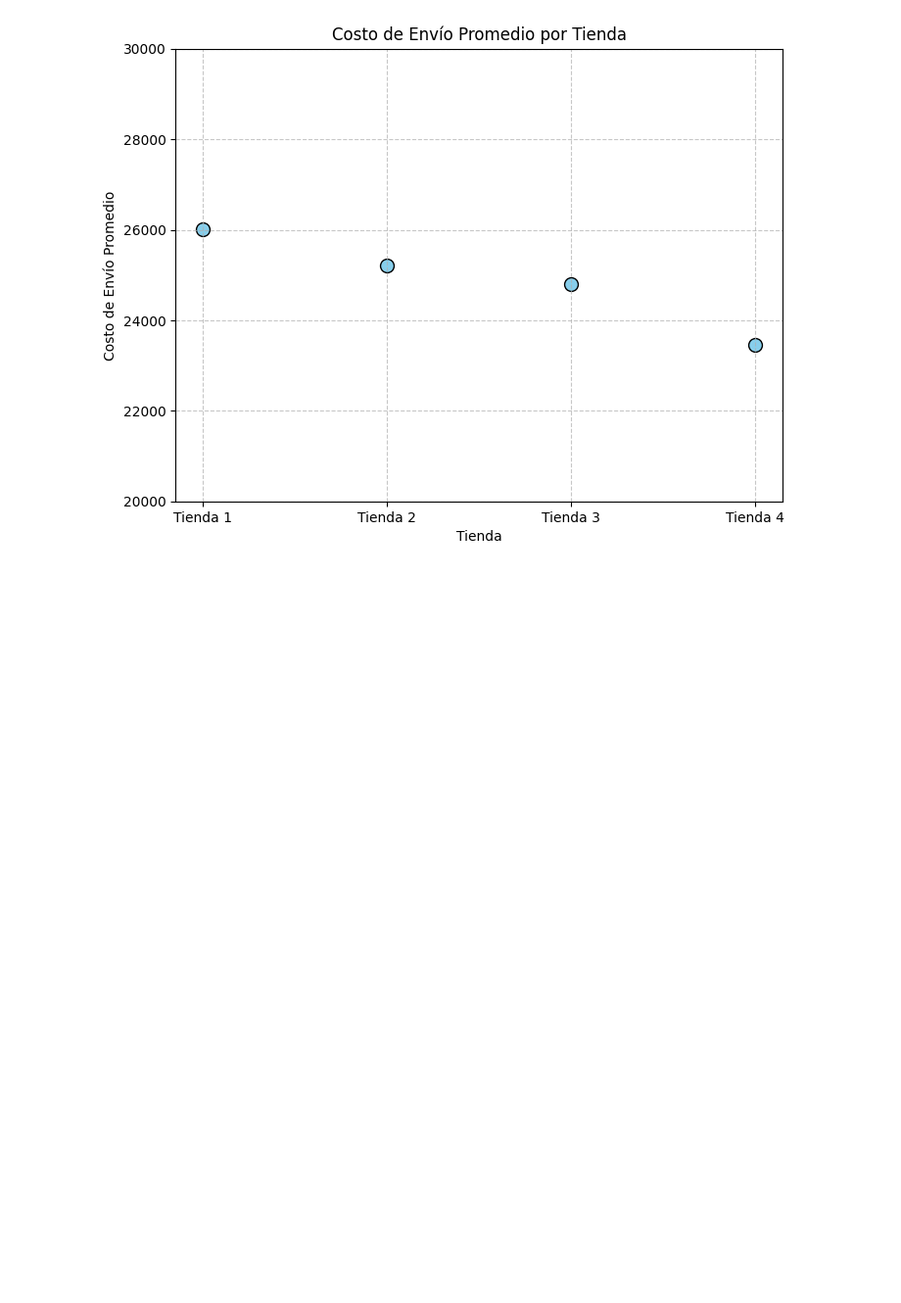
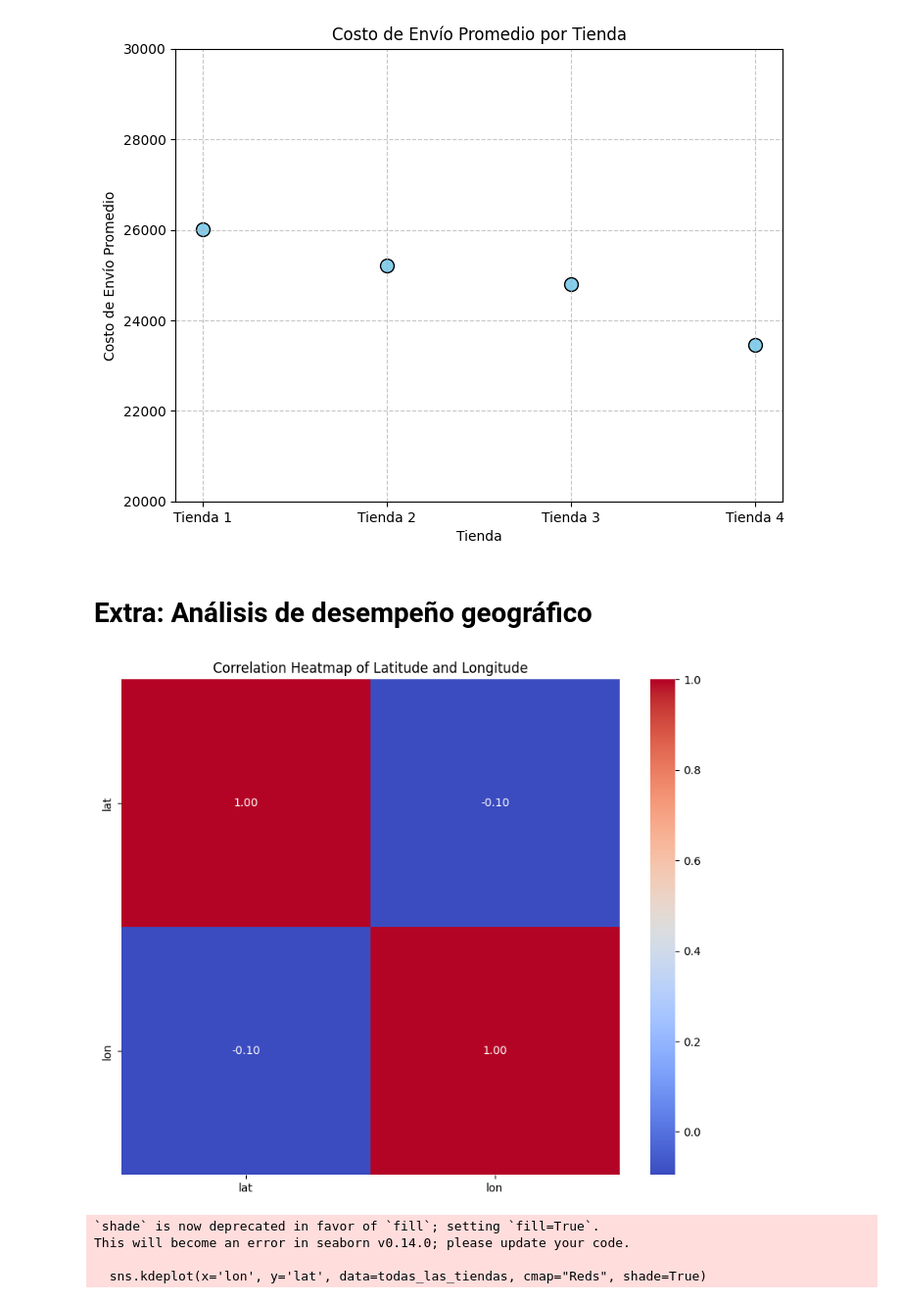
Before and after one commit to ggsgranados/Alura-Store-Latam, a Jupyter notebook: AluraStoreLatam.ipynb, the cells around one changed output. Shown at 98% size. Cells and saved outputs as stored; diff of their text form; code cells hidden in the pictures; blank space fills up the shorter version.

Commit message:
Add: Análisis de desempeño geográfico

```diff
--- a/AluraStoreLatam.ipynb
+++ b/AluraStoreLatam.ipynb
@@ -458,3 +460,29 @@ plt.grid(True, linestyle='--', alpha=0.7)
 plt.show()
 # %% [output]
 [figure]
+# %% [markdown]
+# Extra: Análisis de desempeño geográfico
+# %%
+# Combinando todas las tiendas
+todas_las_tiendas = pd.concat([tienda, tienda2, tienda3, tienda4], ignore_index=True)
+
+# Creando el mapa de calor
+plt.figure(figsize=(10, 8))
+sns.heatmap(todas_las_tiendas[['lat', 'lon']].corr(), annot=True, cmap='coolwarm', fmt=".2f")
+plt.title('Correlation Heatmap of Latitude and Longitude')
+plt.show()
+
+
+# Visualización alternativa para un mejor análisis
+plt.figure(figsize=(10,8))
+sns.kdeplot(x='lon', y='lat', data=todas_las_tiendas, cmap="Reds", shade=True)
+plt.title('Densidad de Distribución Geográfica de Ventas')
+plt.xlabel('Longitude')
+plt.ylabel('Latitude')
+plt.show()
+# %% [output]
+[figure, added]
+`shade` is now deprecated in favor of `fill`; setting `fill=True`.
+This will become an error in seaborn v0.14.0; please update your code.
+
+  sns.kdeplot(x='lon', y='lat', data=todas_las_tiendas, cmap="Reds", shade=True)
```
Also changed, not shown: parts of 5 cells of this notebook.
